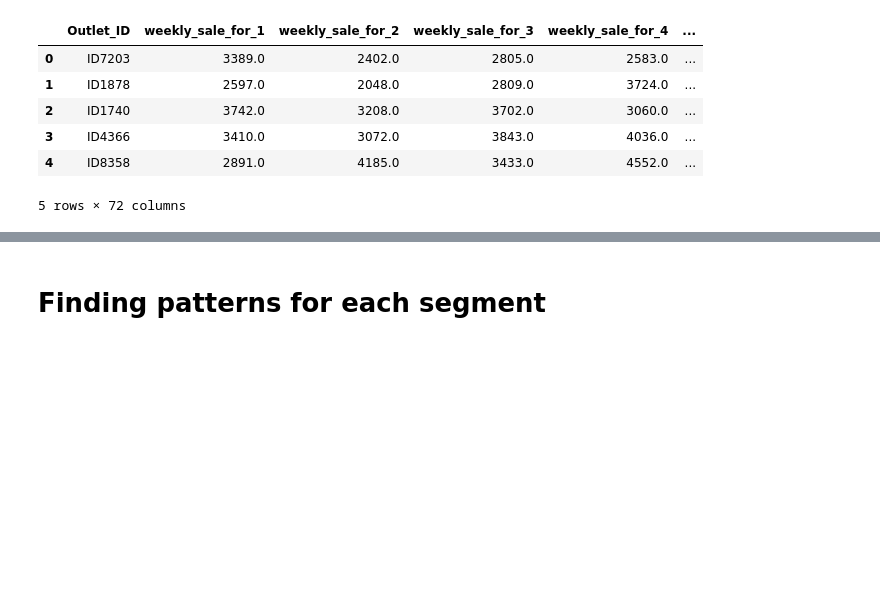
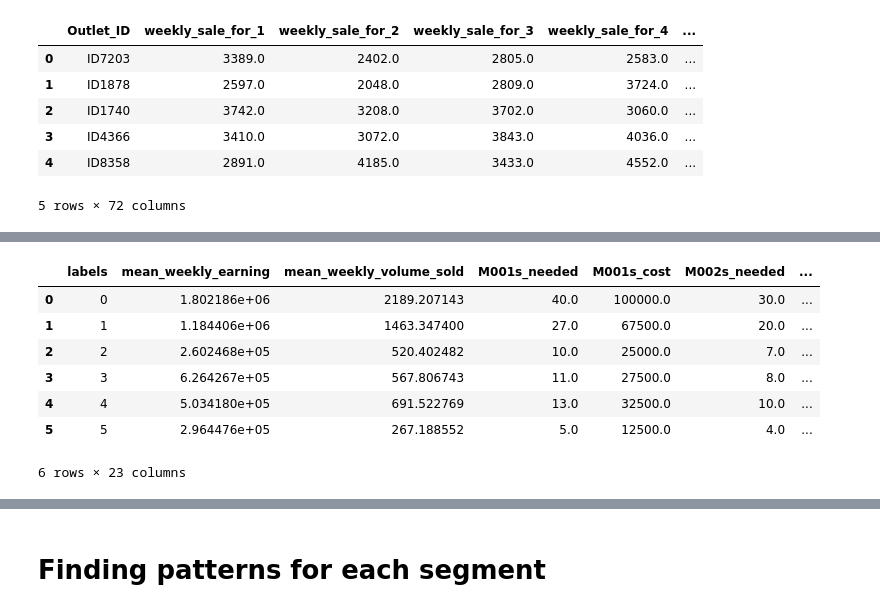
Before and after one commit to RadCod3/DataStorm-4.0-BrainLeftException-SemiFinals, a Jupyter notebook: template.ipynb, the cells around one changed output, grey strips where cells are left out. Saved outputs shown, nothing was run; the diff lists cells and outputs as text; code cells hidden in the pictures; blank space fills up the shorter version.

```diff
--- a/template.ipynb
+++ b/template.ipynb
@@ -2283,0 +2286,16 @@ for freezer in freezer_data_df["Model Number"].unique():
+# %%
+outlets_data_labeled_ = outlets_data_labeled.copy()
+for f_id, f_cap in freezer_volume_dict.items():
+    outlets_data_labeled_[f"{f_id}s_needed"] = ceildiv(outlets_data_labeled_["mean_weekly_volume_sold"], f_cap)
+    outlets_data_labeled_[f"{f_id}s_cost"] = outlets_data_labeled_[f"{f_id}s_needed"] * freezer_cost_dict[f_id]
+
+outlets_data_labeled_
+# %% [output]
+|  | labels | mean_weekly_earning | mean_weekly_volume_sold | M001s_needed | M001s_cost | M002s_needed | ... |
+| 0 | 0 | 1.802186e+06 | 2189.207143 | 40.0 | 100000.0 | 30.0 | ... |
+| 1 | 1 | 1.184406e+06 | 1463.347400 | 27.0 | 67500.0 | 20.0 | ... |
+| 2 | 2 | 2.602468e+05 | 520.402482 | 10.0 | 25000.0 | 7.0 | ... |
+| 3 | 3 | 6.264267e+05 | 567.806743 | 11.0 | 27500.0 | 8.0 | ... |
+| 4 | 4 | 5.034180e+05 | 691.522769 | 13.0 | 32500.0 | 10.0 | ... |
+| 5 | 5 | 2.964476e+05 | 267.188552 | 5.0 | 12500.0 | 4.0 | ... |
+6 rows × 23 columns
```
Also changed, not shown: parts of 55 cells of this notebook, 3 other files.
